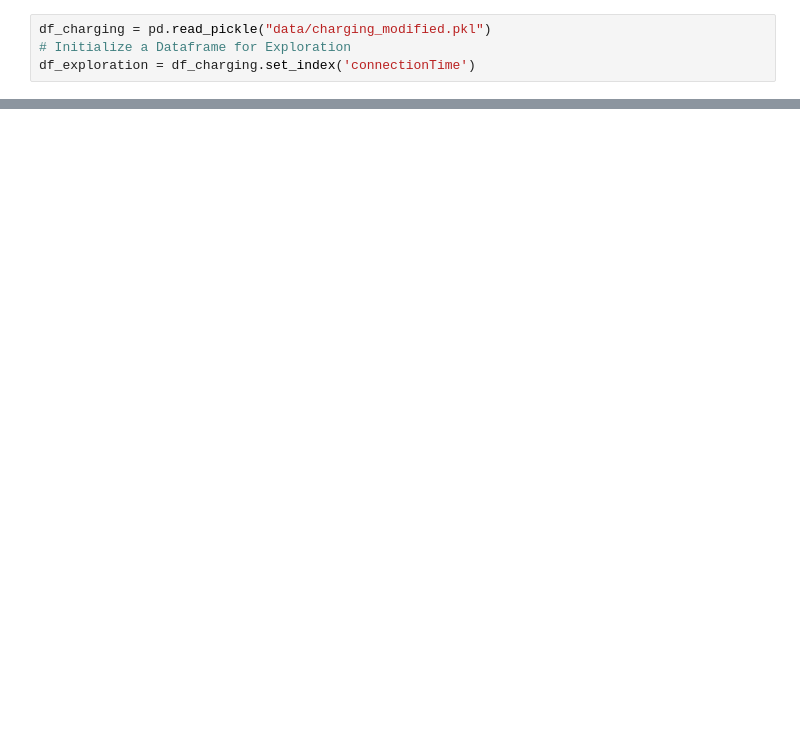
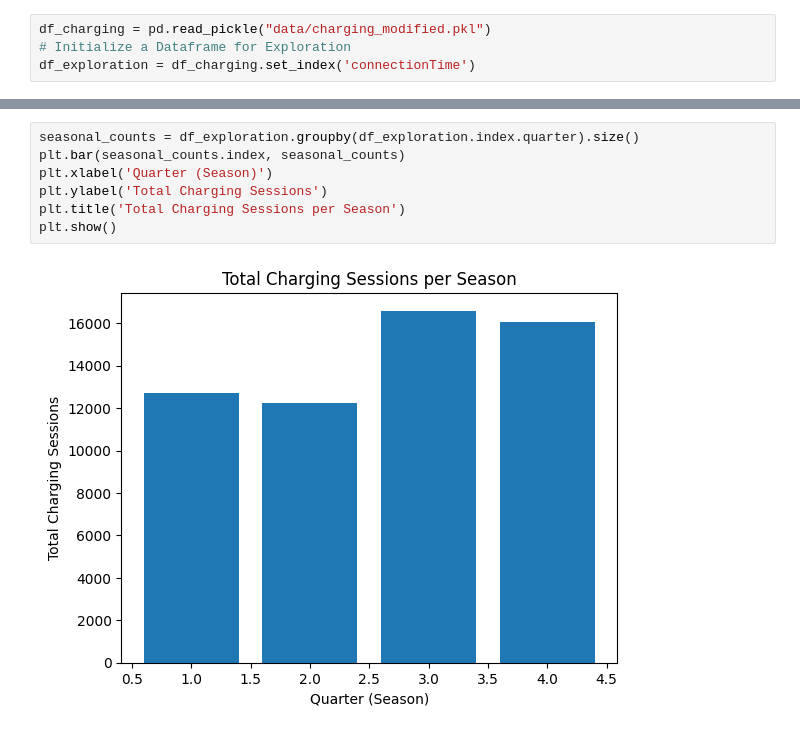
Before and after one commit to S0PEX/AA_Team_9_WS23, a Jupyter notebook: temporal_patterns_seasonality.ipynb, the cells around one changed output, grey strips where cells are left out. Cells and saved outputs as stored; diff of their text form; blank space fills up the shorter version.

```diff
--- a/temporal_patterns_seasonality.ipynb
+++ b/temporal_patterns_seasonality.ipynb
@@ -71,0 +94,9 @@ plt.show()
+# %%
+seasonal_counts = df_exploration.groupby(df_exploration.index.quarter).size()
+plt.bar(seasonal_counts.index, seasonal_counts)
+plt.xlabel('Quarter (Season)')
+plt.ylabel('Total Charging Sessions')
+plt.title('Total Charging Sessions per Season')
+plt.show()
+# %% [output]
+[figure, added]
```
Also changed, not shown: parts of 14 cells of this notebook, 1 other file.
